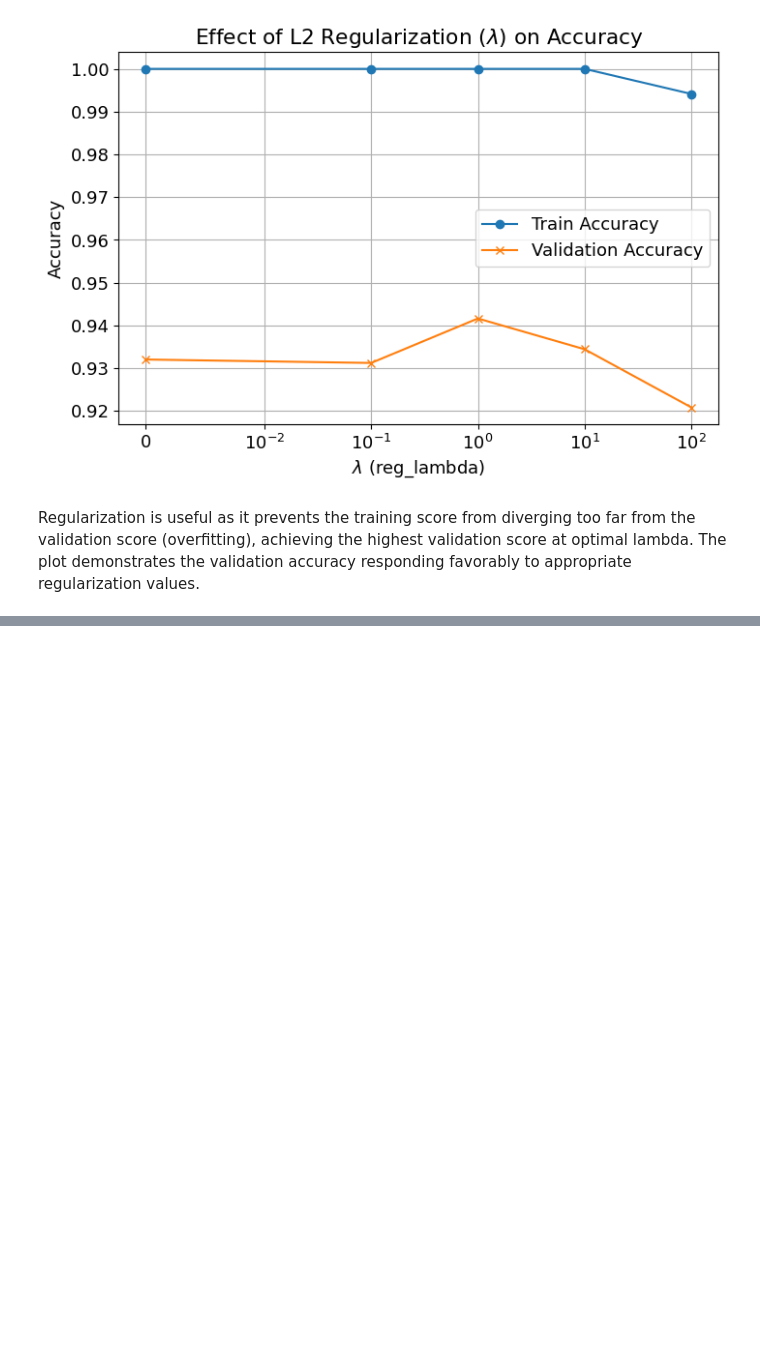
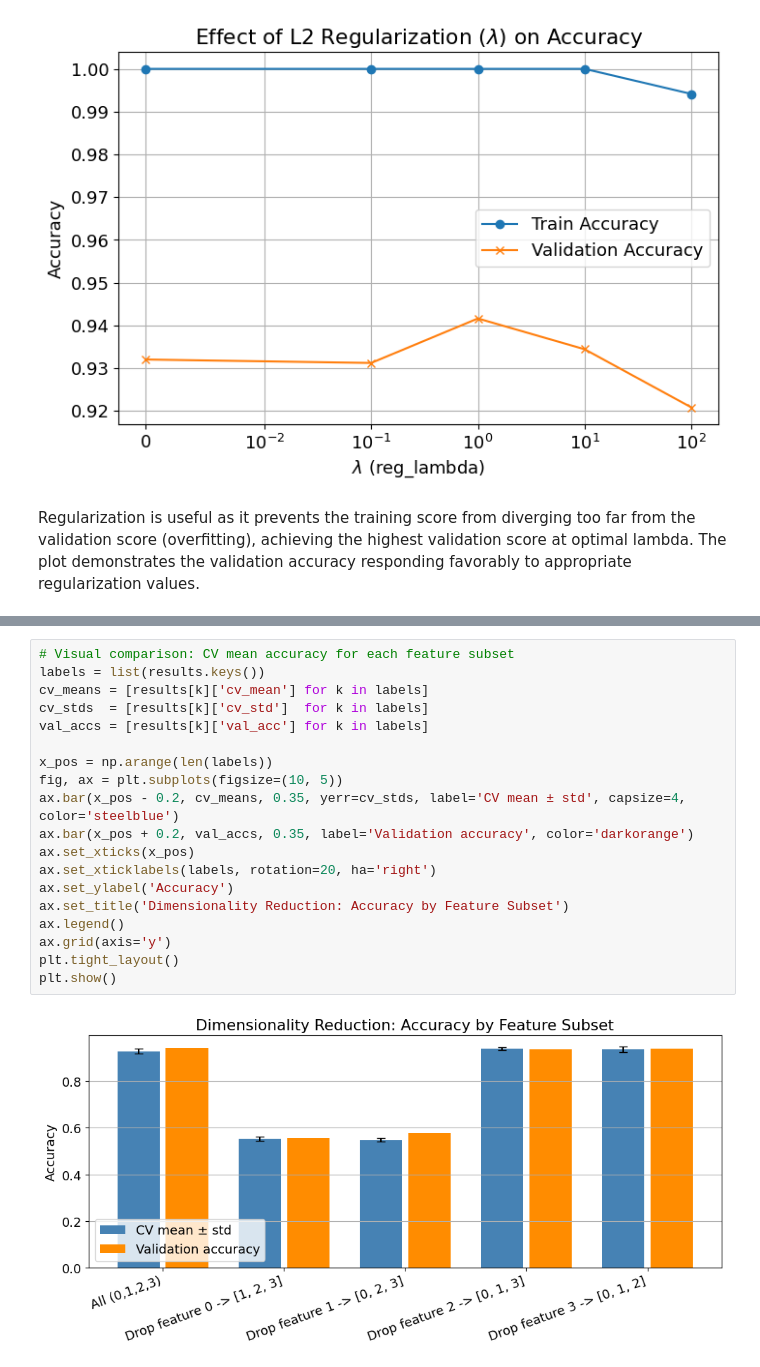
Before and after one commit to NicolaLavarda/LCP_modB, a Jupyter notebook: Combining models/group2601_exercize3.ipynb, the cells around one changed output, grey strips where cells are left out. Saved outputs shown, nothing was run; the diff lists cells and outputs as text; blank space fills up the shorter version.

```diff
--- a/Combining models/group2601_exercize3.ipynb
+++ b/Combining models/group2601_exercize3.ipynb
@@ -99,0 +191,21 @@ Regularization is useful as it prevents the training score from diverging too fa
+# %%
+# Visual comparison: CV mean accuracy for each feature subset
+labels = list(results.keys())
+cv_means = [results[k]['cv_mean'] for k in labels]
+cv_stds  = [results[k]['cv_std']  for k in labels]
+val_accs = [results[k]['val_acc'] for k in labels]
+
+x_pos = np.arange(len(labels))
+fig, ax = plt.subplots(figsize=(10, 5))
+ax.bar(x_pos - 0.2, cv_means, 0.35, yerr=cv_stds, label='CV mean ± std', capsize=4, color='steelblue')
+ax.bar(x_pos + 0.2, val_accs, 0.35, label='Validation accuracy', color='darkorange')
+ax.set_xticks(x_pos)
+ax.set_xticklabels(labels, rotation=20, ha='right')
+ax.set_ylabel('Accuracy')
+ax.set_title('Dimensionality Reduction: Accuracy by Feature Subset')
+ax.legend()
+ax.grid(axis='y')
+plt.tight_layout()
+plt.show()
+# %% [output]
+[figure, added]
```
Also changed, not shown: parts of 9 cells of this notebook.
